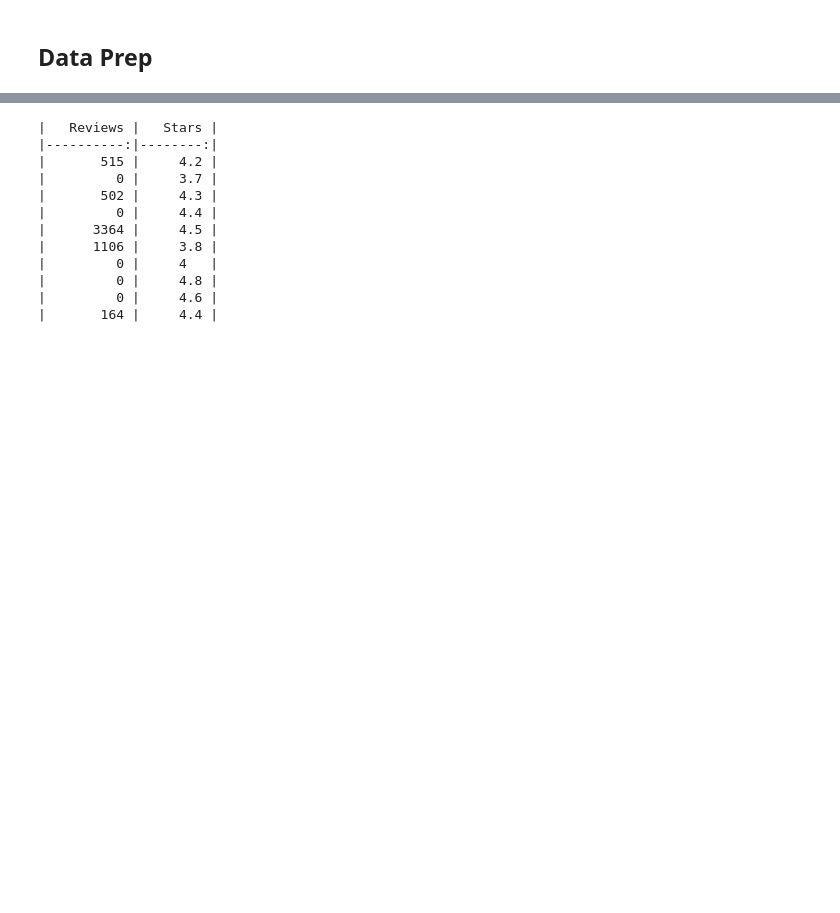
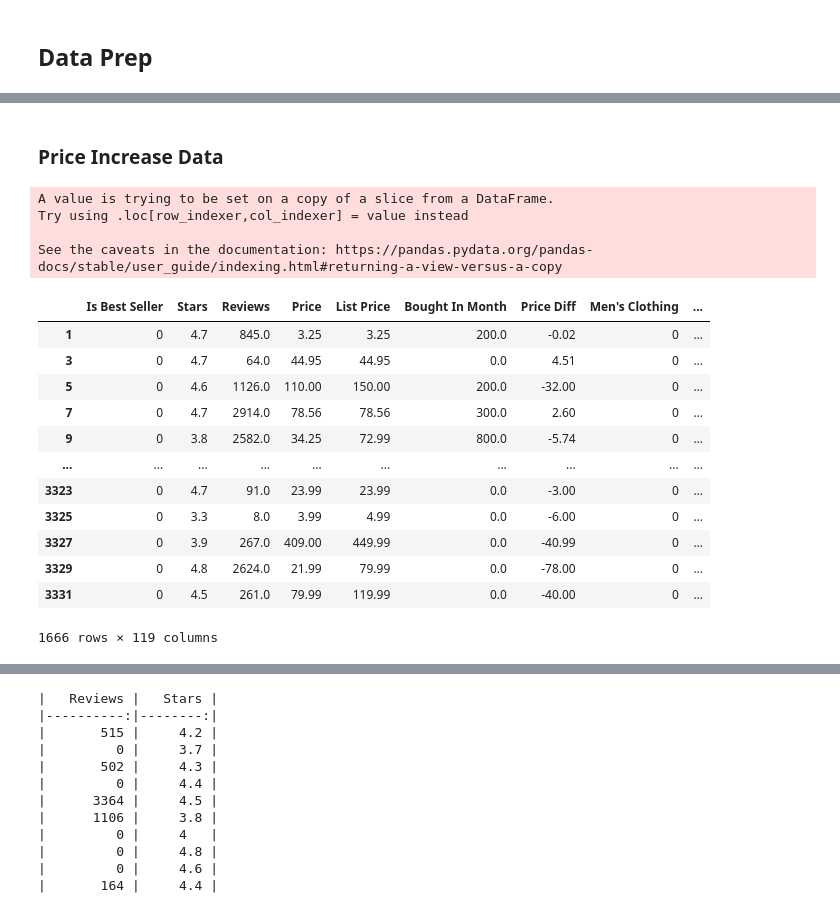
Before and after one commit to CUBoulder-DS/CSCI-5622, a Jupyter notebook: src/NN LM.ipynb, the cells around one changed output, grey strips where cells are left out. Drawn from its saved outputs; the diff is of its cells as text; code cells hidden in the pictures; blank space fills up the shorter version.

Commit message:
initial NN

```diff
--- a/src/NN LM.ipynb
+++ b/src/NN LM.ipynb
@@ -82,0 +121,45 @@ dtype: object
+# %% [markdown]
+### Price Increase Data
+# %%
+# Make DF of products that have a calculable price difference over time
+df_same = df_az[df_az["Asin"].duplicated(keep=False)].sort_values(["Asin", "Date Scraped"]).reset_index()
+diffs = df_same[["Asin", "Date Scraped", "Price", "List Price"]].set_index("Asin").groupby(level=0).diff().reset_index()
+df_same["Price Diff"] = diffs["Price"]
+df_same["List Price Diff"] = diffs["List Price"]
+df_same["Price Diff"] = df_same["Price Diff"].bfill(limit=1)
+df_same["Increased"] = df_same["Price Diff"] > 0
+df_same["Bought In Month"] = df_same["Bought In Month"].ffill(limit=1)
+df_same["Category"] = df_same["Category"].ffill().cat.remove_unused_categories()
+
+# Use initial price and data, in order to predict later price change
+df_diff = df_same[df_same["Date Scraped"] > pd.Timestamp("2023-11-01")]
+
+# Scale numerical data to [0, 1], make bool `Is Best Seller` an int
+df_nn_inc = df_diff[["Is Best Seller", "Stars", "Reviews", "Price", "List Price", "Bought In Month", "Price Diff"]]
+df_nn_inc["Is Best Seller"] = df_nn_inc["Is Best Seller"].astype(int)
+
+# One-hot encode categorical var `Category`
+df_nn_inc = pd.concat([df_nn_inc, pd.get_dummies(df_diff["Category"], dtype=int)], axis="columns").fillna(0)
+
+# # Split into train/test, stratifying on the prediction label
+# X_train, X_test, y_train, y_test = train_test_split(df_svm.drop(columns="Price Increased"), df_svm["Price Increased"], random_state=42, stratify=df_svm["Price Increased"])
+
+df_nn_inc
+# %% [output]
+A value is trying to be set on a copy of a slice from a DataFrame.
+Try using .loc[row_indexer,col_indexer] = value instead
+
+See the caveats in the documentation: https://pandas.pydata.org/pandas-docs/stable/user_guide/indexing.html#returning-a-view-versus-a-copy
+|  | Is Best Seller | Stars | Reviews | Price | List Price | Bought In Month | Price Diff | Men's Clothing | ... |
+| 1 | 0 | 4.7 | 845.0 | 3.25 | 3.25 | 200.0 | -0.02 | 0 | ... |
+| 3 | 0 | 4.7 | 64.0 | 44.95 | 44.95 | 0.0 | 4.51 | 0 | ... |
+| 5 | 0 | 4.6 | 1126.0 | 110.00 | 150.00 | 200.0 | -32.00 | 0 | ... |
+| 7 | 0 | 4.7 | 2914.0 | 78.56 | 78.56 | 300.0 | 2.60 | 0 | ... |
+| 9 | 0 | 3.8 | 2582.0 | 34.25 | 72.99 | 800.0 | -5.74 | 0 | ... |
+| ... | ... | ... | ... | ... | ... | ... | ... | ... | ... |
+| 3323 | 0 | 4.7 | 91.0 | 23.99 | 23.99 | 0.0 | -3.00 | 0 | ... |
+| 3325 | 0 | 3.3 | 8.0 | 3.99 | 4.99 | 0.0 | -6.00 | 0 | ... |
+| 3327 | 0 | 3.9 | 267.0 | 409.00 | 449.99 | 0.0 | -40.99 | 0 | ... |
+| 3329 | 0 | 4.8 | 2624.0 | 21.99 | 79.99 | 0.0 | -78.00 | 0 | ... |
+| 3331 | 0 | 4.5 | 261.0 | 79.99 | 119.99 | 0.0 | -40.00 | 0 | ... |
+1666 rows × 119 columns
```
Also changed, not shown: parts of 13 cells of this notebook, 2 other files.
